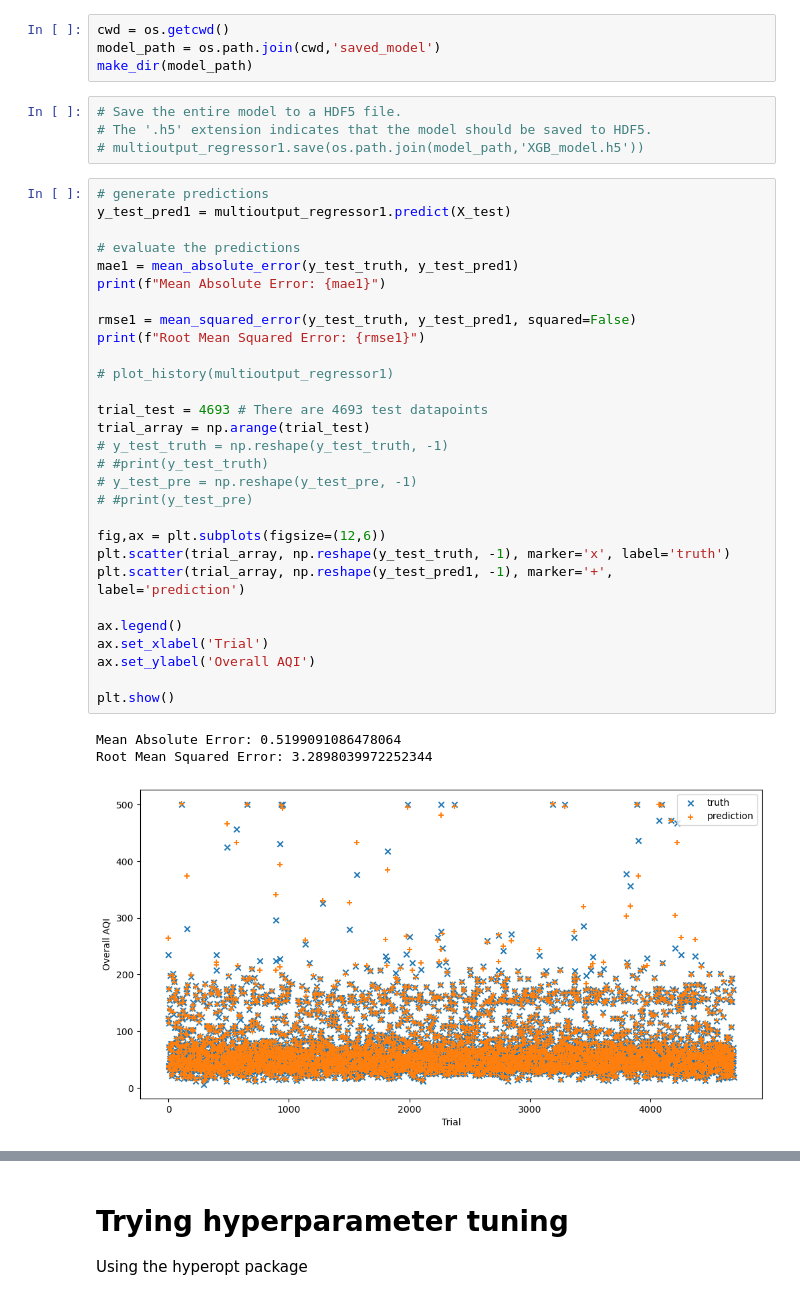
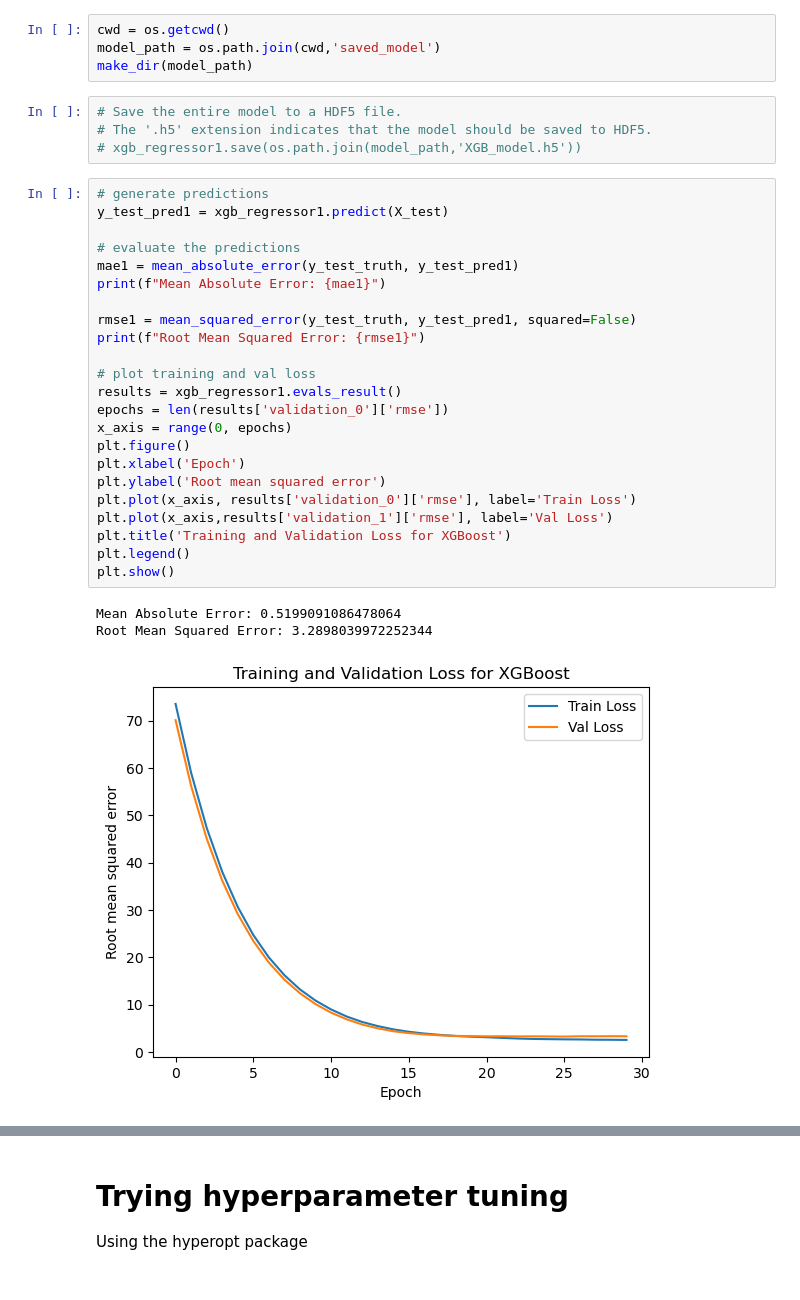
Before and after one commit to xiao-lin-ux/EAEE4000-AQI-Project, a Jupyter notebook: xgboost_current.ipynb, the cells around one changed output, grey strips where cells are left out. Drawn from its saved outputs; the diff is of its cells as text.

```diff
--- a/xgboost_current.ipynb
+++ b/xgboost_current.ipynb
@@ -154,37 +149,31 @@ make_dir(model_path)
 # %%
 # Save the entire model to a HDF5 file.
 # The '.h5' extension indicates that the model should be saved to HDF5.
-# multioutput_regressor1.save(os.path.join(model_path,'XGB_model.h5'))
+# xgb_regressor1.save(os.path.join(model_path,'XGB_model.h5'))
-# %%
-# generate predictions
-y_test_pred1 = multioutput_regressor1.predict(X_test)
-
-# evaluate the predictions
-mae1 = mean_absolute_error(y_test_truth, y_test_pred1)
-print(f"Mean Absolute Error: {mae1}")
-
-rmse1 = mean_squared_error(y_test_truth, y_test_pred1, squared=False)
-print(f"Root Mean Squared Error: {rmse1}")
-
-# plot_history(multioutput_regressor1)
-
-trial_test = 4693 # There are 4693 test datapoints
-trial_array = np.arange(trial_test)
-# y_test_truth = np.reshape(y_test_truth, -1)
-# #print(y_test_truth)
-# y_test_pre = np.reshape(y_test_pre, -1)
-# #print(y_test_pre)
-
-fig,ax = plt.subplots(figsize=(12,6))
-plt.scatter(trial_array, np.reshape(y_test_truth, -1), marker='x', label='truth')
-plt.scatter(trial_array, np.reshape(y_test_pred1, -1), marker='+', label='prediction')
-
-ax.legend()
-ax.set_xlabel('Trial')
-ax.set_ylabel('Overall AQI')
-
-plt.show()
-# %% [output]
-Mean Absolute Error: 0.5199091086478064
-Root Mean Squared Error: 3.2898039972252344
-[figure, removed]
+# %%
+# generate predictions
+y_test_pred1 = xgb_regressor1.predict(X_test)
+
+# evaluate the predictions
+mae1 = mean_absolute_error(y_test_truth, y_test_pred1)
+print(f"Mean Absolute Error: {mae1}")
+
+rmse1 = mean_squared_error(y_test_truth, y_test_pred1, squared=False)
+print(f"Root Mean Squared Error: {rmse1}")
+
+# plot training and val loss
+results = xgb_regressor1.evals_result()
+epochs = len(results['validation_0']['rmse'])
+x_axis = range(0, epochs)
+plt.figure()
+plt.xlabel('Epoch')
+plt.ylabel('Root mean squared error')
+plt.plot(x_axis, results['validation_0']['rmse'], label='Train Loss')
+plt.plot(x_axis,results['validation_1']['rmse'], label='Val Loss')
+plt.title('Training and Validation Loss for XGBoost')
+plt.legend()
+plt.show()
+# %% [output]
+Mean Absolute Error: 0.5199091086478064
+Root Mean Squared Error: 3.2898039972252344
+[figure, added]
```
Also changed, not shown: parts of 10 cells of this notebook.
